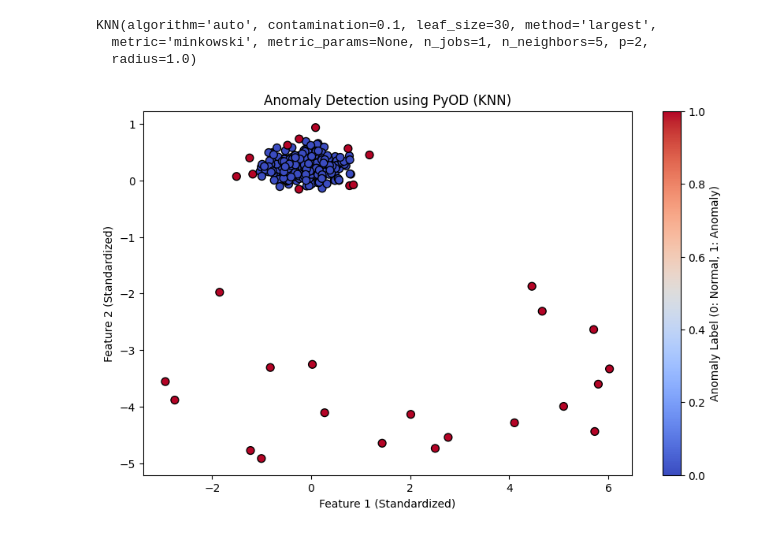
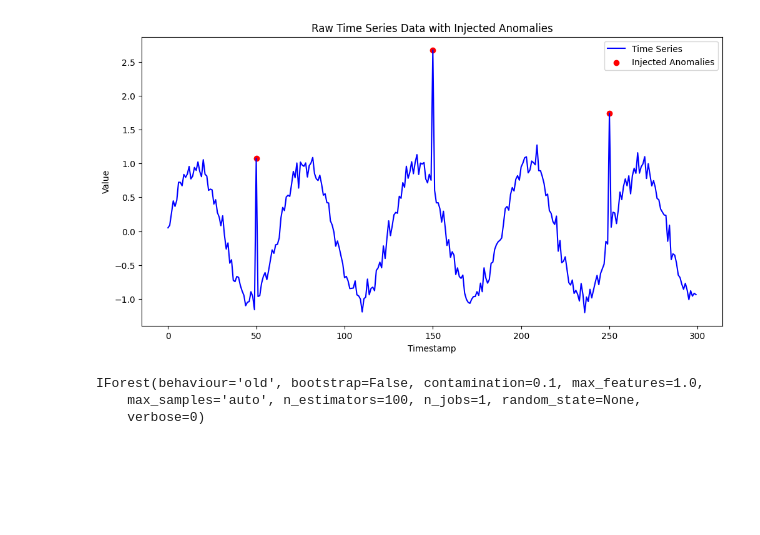
Before and after one commit to vmjs1234/CLUSTERING_ASSIGNMENT, a Jupyter notebook: e_)_Anomaly.ipynb, the cells around one changed output. Cells and saved outputs as stored; diff of their text form; code cells hidden in the pictures; blank space fills up the shorter version.

```diff
--- a/e_)_Anomaly.ipynb
+++ b/e_)_Anomaly.ipynb
@@ -40,2 +33,27 @@ X = np.vstack([X, outliers])
+# %%
+
+# Step 1: Load the Yahoo Webscope S5 dataset (or any time series data)
+# Simulate a time series dataset for demonstration purposes
+np.random.seed(42)
+time = np.arange(0, 300, 1)
+values = np.sin(time * 0.1) + np.random.normal(0, 0.1, size=len(time))  # Normal time series data
+anomalies = [50, 150, 250]  # Inject anomalies at specific points
+values[anomalies] += 2  # Add anomalies by increasing the value significantly
+# %%
+
+# Create a DataFrame to mimic a time series dataset
+data = pd.DataFrame({'timestamp': time, 'value': values})
+
+# Step 2: Visualize the raw time series data
+plt.figure(figsize=(12, 6))
+plt.plot(data['timestamp'], data['value'], label='Time Series', color='blue')
+plt.scatter(data['timestamp'][anomalies], data['value'][anomalies], color='red', label='Injected Anomalies')
+plt.title("Raw Time Series Data with Injected Anomalies")
+plt.xlabel("Timestamp")
+plt.ylabel("Value")
+plt.legend()
+plt.show()
+# %% [output]
+[figure, added]
 # %%
 
@@ -45,11 +63,11 @@ X_scaled = scaler.fit_transform(X)
 # %%
 
-# Step 3: Initialize and train the PyOD KNN model
-knn = KNN(contamination=0.1)  # Assume 10% of the data are anomalies
-knn.fit(X_scaled)
+# Step 4: Train an anomaly detection model using PyOD (Isolation Forest)
+model = IForest(contamination=0.1)  # Assume ~10% anomalies in the data
+model.fit(data[['scaled_value']])
 # %% [output]
-KNN(algorithm='auto', contamination=0.1, leaf_size=30, method='largest',
-  metric='minkowski', metric_params=None, n_jobs=1, n_neighbors=5, p=2,
-  radius=1.0)
+IForest(behaviour='old', bootstrap=False, contamination=0.1, max_features=1.0,
+    max_samples='auto', n_estimators=100, n_jobs=1, random_state=None,
+    verbose=0)
 # %%
 
@@ -59,12 +76,0 @@ scores = knn.decision_scores_  # Raw anomaly scores
-# %%
-
-# Step 5: Visualize the results
-plt.figure(figsize=(10, 6))
-plt.scatter(X_scaled[:, 0], X_scaled[:, 1], c=labels, cmap='coolwarm', edgecolor='k', s=50)
-plt.title("Anomaly Detection using PyOD (KNN)")
-plt.xlabel("Feature 1 (Standardized)")
-plt.ylabel("Feature 2 (Standardized)")
-plt.colorbar(label="Anomaly Label (0: Normal, 1: Anomaly)")
-plt.show()
-# %% [output]
-[figure, removed]
```
Also changed, not shown: parts of 9 cells of this notebook.
